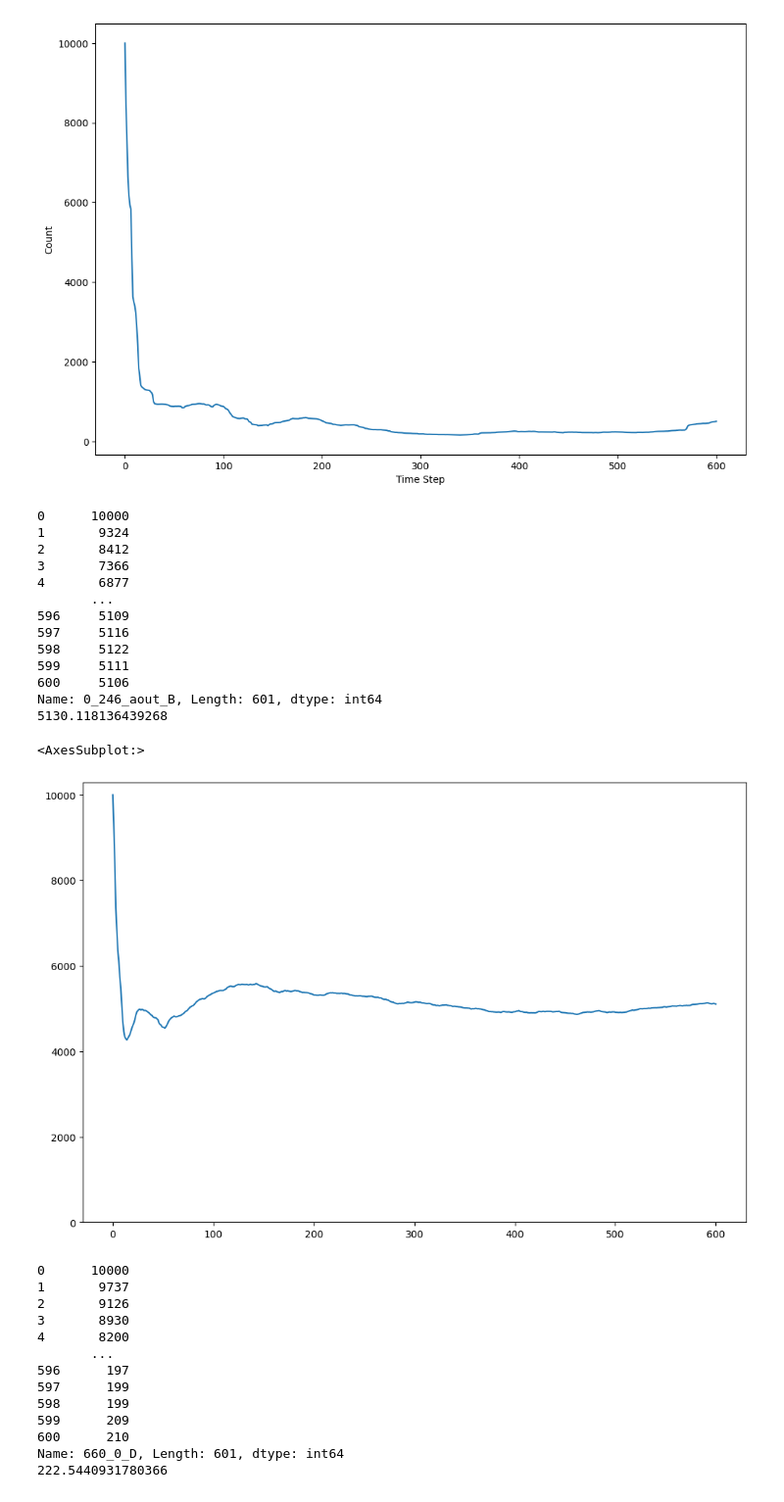
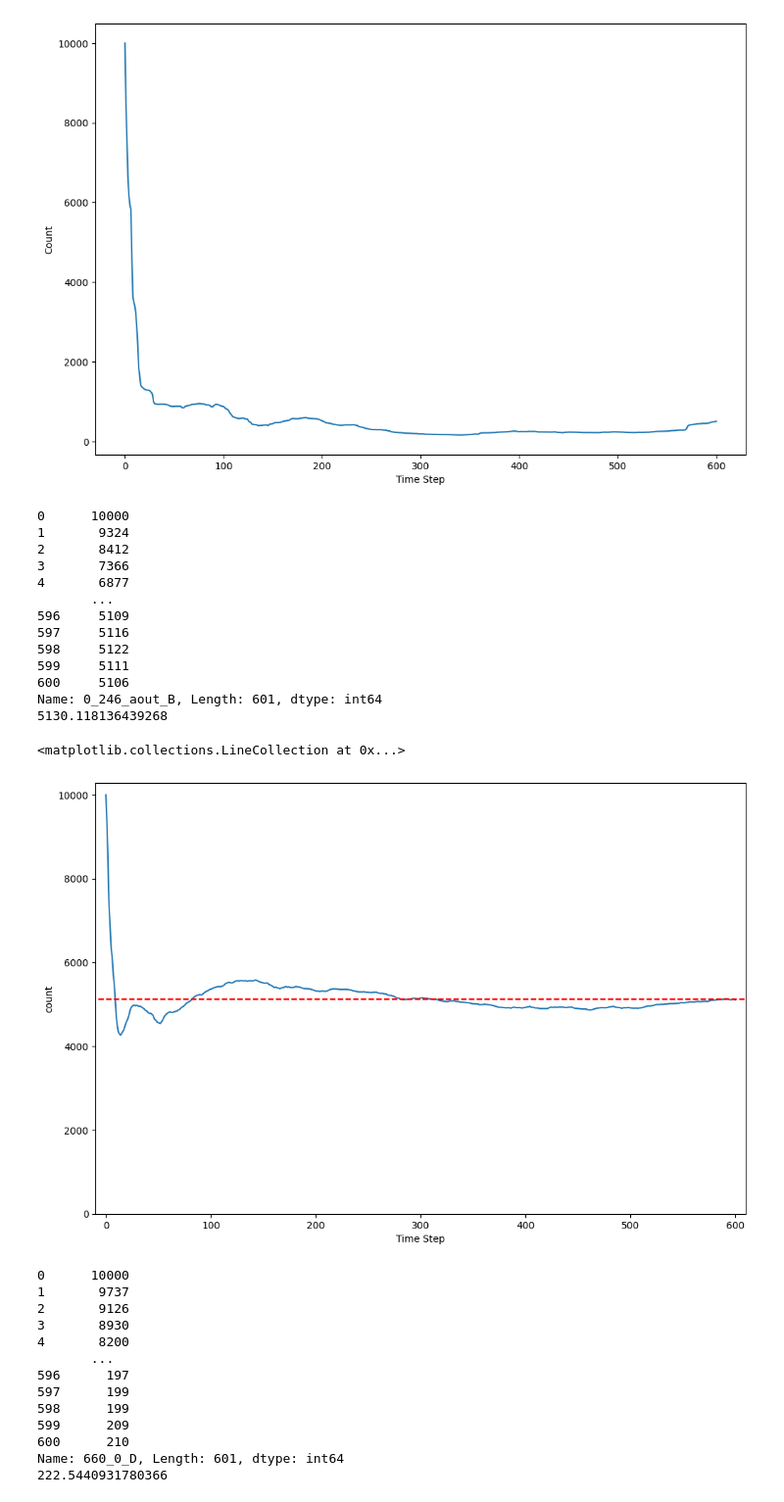
Before and after one commit to Enehentaro/MachineLearning, a Jupyter notebook: NoteBook/TrialAndError.ipynb, the cells around one changed output. Shown at 98% size. Saved outputs shown, nothing was run; the diff lists cells and outputs as text; code cells hidden in the pictures.

```diff
--- a/NoteBook/TrialAndError.ipynb
+++ b/NoteBook/TrialAndError.ipynb
@@ -722,25 +722,33 @@ plt.show()
 # %%
 df_t = pd.read_csv("/mnt/MachineLearning/Count_timeSeries/onlyFloating/transpose/office15.csv")
 maxID = df_t.mean().argmax()
 print(df_t.iloc[:, maxID])
 print(df_t.iloc[:, maxID].mean())
-df_t.iloc[:, maxID].plot(ylim=(0,None), figsize=(12,8))
+df_t.iloc[:, maxID].plot(
+    xlim=(-10,610), ylim=(0,None), figsize=(12,8),
+    xlabel='Time Step',
+    ylabel='count'
+)
+plt.hlines(
+    y=df_t.iloc[:, maxID].mean(),
+    xmin=-100., xmax=700.,
+    color="red",linestyles = 'dashed')
 # %% [output]
 0      10000
 1       9324
 2       8412
 3       7366
 4       6877
        ...
 596     5109
 597     5116
 598     5122
 599     5111
 600     5106
 Name: 0_246_aout_B, Length: 601, dtype: int64
 5130.118136439268
-<AxesSubplot:>
+<matplotlib.collections.LineCollection at 0x...>
-[figure, old version]
+[figure, new version]
 # %%
 df_t = pd.read_csv("/mnt/MachineLearning/Count_timeSeries/onlyFloating/transpose/office10.csv")
 minID = df_t.mean().argmin()
```
Also changed, not shown: 8 other files.
